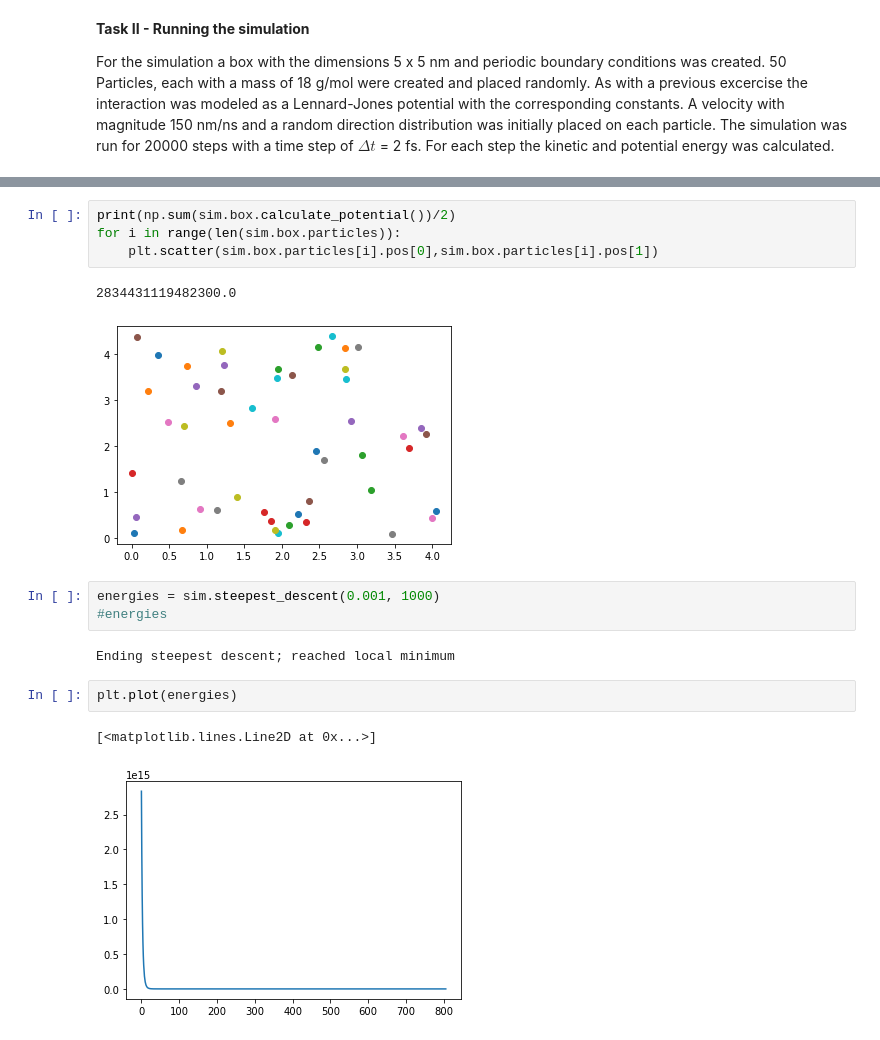
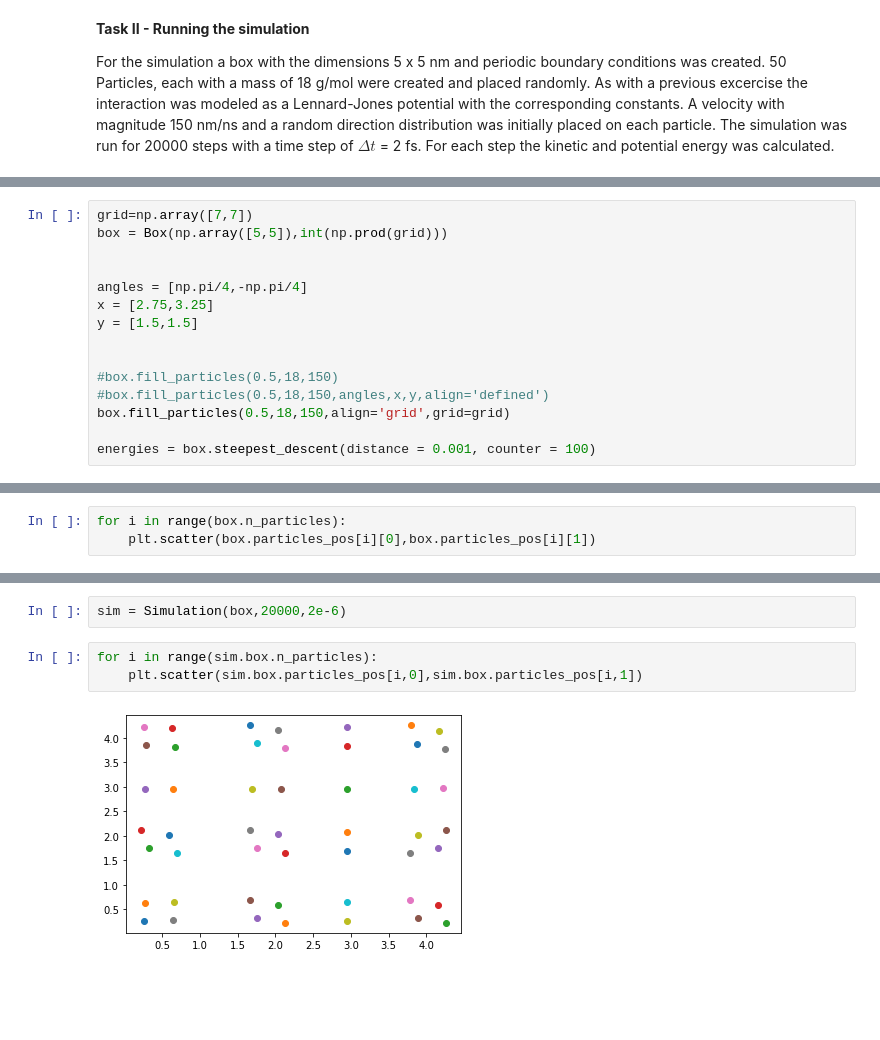
Before and after one commit to fsonak/VL_CCS, a Jupyter notebook: week_3.ipynb, the cells around one changed output, grey strips where cells are left out. Drawn from its saved outputs; the diff is of its cells as text; blank space fills up the shorter version.

```diff
--- a/week_3.ipynb
+++ b/week_3.ipynb
@@ -620,0 +457,15 @@ sim = Simulation(box, steps, dt)
+# %%
+grid=np.array([7,7])
+box = Box(np.array([5,5]),int(np.prod(grid)))
+
+
+angles = [np.pi/4,-np.pi/4]
+x = [2.75,3.25]
+y = [1.5,1.5]
+
+
+#box.fill_particles(0.5,18,150)
+#box.fill_particles(0.5,18,150,angles,x,y,align='defined')
+box.fill_particles(0.5,18,150,align='grid',grid=grid)
+
+energies = box.steepest_descent(distance = 0.001, counter = 100)
@@ -620,0 +479,3 @@ sim = Simulation(box, steps, dt)
+# %%
+for i in range(box.n_particles):
+    plt.scatter(box.particles_pos[i][0],box.particles_pos[i][1])
@@ -621,17 +484,7 @@ sim = Simulation(box, steps, dt)
+# %%
+sim = Simulation(box,20000,2e-6)
 # %%
-print(np.sum(sim.box.calculate_potential())/2)
-for i in range(len(sim.box.particles)):
-    plt.scatter(sim.box.particles[i].pos[0],sim.box.particles[i].pos[1])
+for i in range(sim.box.n_particles):
+    plt.scatter(sim.box.particles_pos[i,0],sim.box.particles_pos[i,1])
 # %% [output]
-2834431119482300.0
-[figure, old version]
+[figure, new version]
-# %%
-energies = sim.steepest_descent(0.001, 1000)
-#energies
-# %% [output]
-Ending steepest descent; reached local minimum
-# %%
-plt.plot(energies)
-# %% [output]
-[<matplotlib.lines.Line2D at 0x...>]
-[figure, removed]
```
Also changed, not shown: parts of 32 cells of this notebook.
